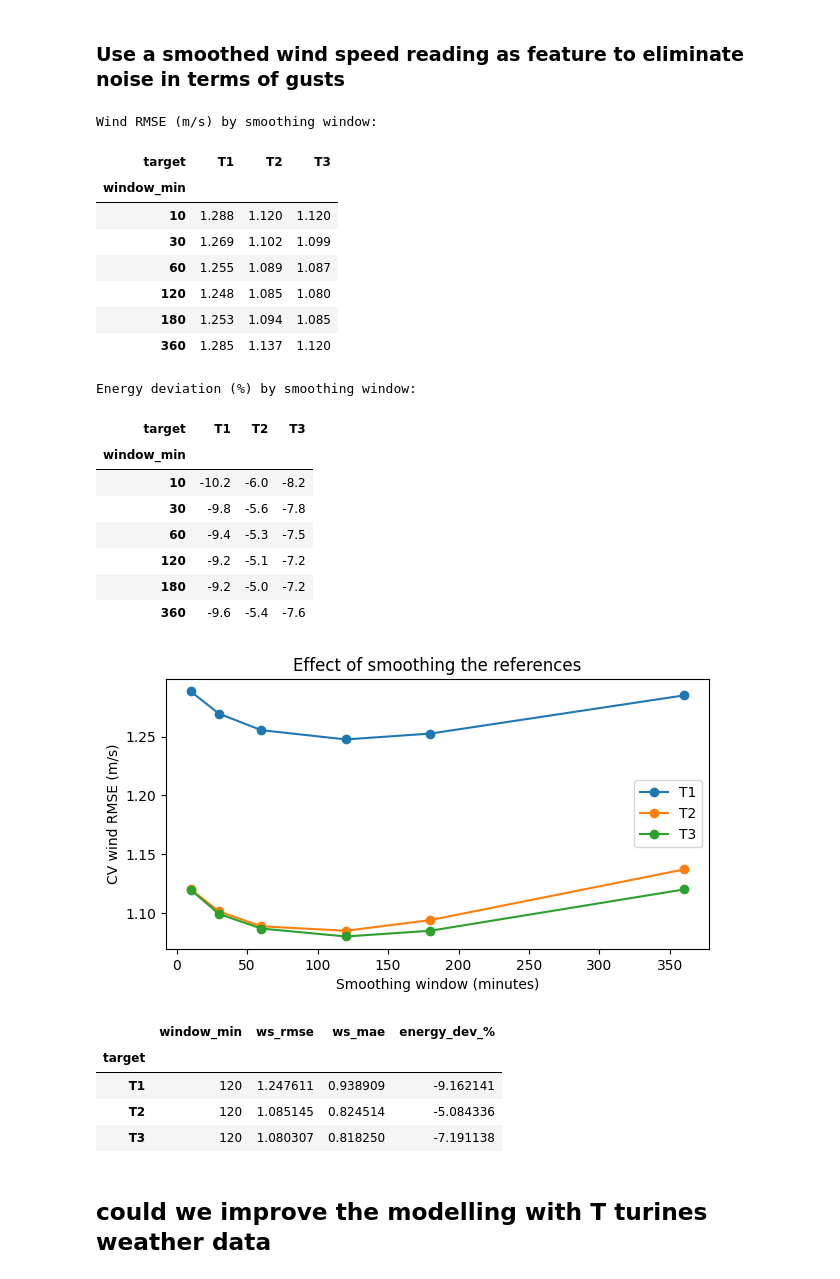
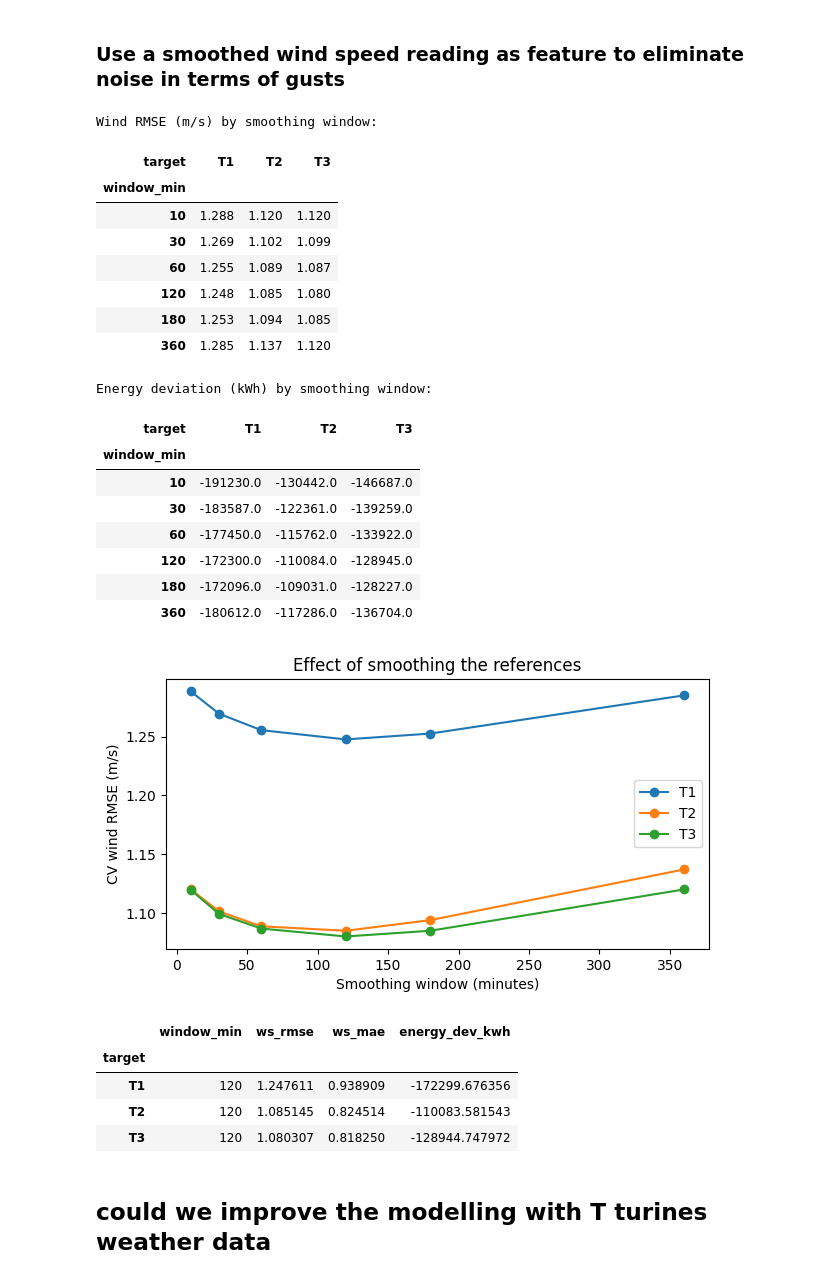
Before and after one commit to AdrianBodrug/Gone-with-the-wind-BayWe-Challenge, a Jupyter notebook: notebooks/data_analysis.ipynb, the cells around one changed output. Drawn from its saved outputs; the diff is of its cells as text; code cells hidden in the pictures.

```diff
--- a/notebooks/data_analysis.ipynb
+++ b/notebooks/data_analysis.ipynb
@@ -390,6 +390,24 @@ ax.axvline(0, color="grey", lw=.8)
 ax.set_xlabel("Lag of reference (minutes)"); ax.set_ylabel("Correlation")
 ax.set_title(f"Correlation of {t} with each reference vs lag"); ax.legend(ncol=4)
 plt.show()
+
+t = targets[1]
+fig, ax = plt.subplots(figsize=(8, 4))
+for r in refs:
+    ax.plot(curves[(t, r)].index, curves[(t, r)].values, marker="o", ms=3, label=r)
+ax.axvline(0, color="grey", lw=.8)
+ax.set_xlabel("Lag of reference (minutes)"); ax.set_ylabel("Correlation")
+ax.set_title(f"Correlation of {t} with each reference vs lag"); ax.legend(ncol=4)
+plt.show()
+
+t = targets[2]
+fig, ax = plt.subplots(figsize=(8, 4))
+for r in refs:
+    ax.plot(curves[(t, r)].index, curves[(t, r)].values, marker="o", ms=3, label=r)
+ax.axvline(0, color="grey", lw=.8)
+ax.set_xlabel("Lag of reference (minutes)"); ax.set_ylabel("Correlation")
+ax.set_title(f"Correlation of {t} with each reference vs lag"); ax.legend(ncol=4)
+plt.show()
 # %% [output]
 Correlation at best lag:
 | target | T1 | T2 | T3 |
@@ -530,7 +550,7 @@ def evaluate(X, y):
     return {"ws_rmse": np.sqrt(((yp - yt) ** 2).mean()),
             "ws_mae": np.abs(yp - yt).mean(),
             "p_rmse": np.sqrt(((wind_to_power(yp) - wind_to_power(yt)) ** 2).mean()),
-            "energy_dev_%": (e_pred - e_true) / e_true * 100}
+            "energy_dev_kwh": e_pred - e_true}
 
 h_park = [r for r in refs if r.startswith("H")]
 o_park = [r for r in refs if r.startswith("O")]
@@ -549,8 +569,8 @@ results = pd.DataFrame(results)
 
 print("Wind speed RMSE (m/s), lower is better:")
 display(results.pivot(index="setup", columns="target", values="ws_rmse").round(3).sort_values(targets[0]))
-print("Energy deviation (%), closer to 0 is better:")
-display(results.pivot(index="setup", columns="target", values="energy_dev_%").round(1))
+print("Energy deviation (kWh), closer to 0 is better:")
+display(results.pivot(index="setup", columns="target", values="energy_dev_kwh").round(0))
 # %% [output]
 28 blocks of 3 days
 Wind speed RMSE (m/s), lower is better:
@@ -677,7 +697,7 @@ def cv_eval(t, members, window, positive=True):
     e_true, e_pred = wind_to_power(yt).sum() / 6, wind_to_power(yp).sum() / 6
     return {"ws_rmse": np.sqrt(((yp - yt) ** 2).mean()),
             "ws_mae": np.abs(yp - yt).mean(),
-            "energy_dev_%": (e_pred - e_true) / e_true * 100}
+            "energy_dev_kwh": e_pred - e_true}
 
 windows = [1, 3, 6, 12, 18, 36]      # steps: 1 = no smoothing ... 36 = ~6 h
 rows = []
@@ -686,48 +706,48 @@ for t in targets:
         rows.append({"target": t, "window_min": w * 10, **cv_eval(t, chosen_refs[t], w)})
 smooth_res = pd.DataFrame(rows)
 
 print("Wind RMSE (m/s) by smoothing window:")
 display(smooth_res.pivot(index="window_min", columns="target", values="ws_rmse").round(3))
-print("Energy deviation (%) by smoothing window:")
-display(smooth_res.pivot(index="window_min", columns="target", values="energy_dev_%").round(1))
+print("Energy deviation (kWh) by smoothing window:")
+display(smooth_res.pivot(index="window_min", columns="target", values="energy_dev_kwh").round(0))
 
 # Plot RMSE vs window
 fig, ax = plt.subplots(figsize=(7, 3.5))
 for t in targets:
     s = smooth_res[smooth_res.target == t]
     ax.plot(s.window_min, s.ws_rmse, marker="o", label=t)
 ax.set_xlabel("Smoothing window (minutes)"); ax.set_ylabel("CV wind RMSE (m/s)")
 ax.set_title("Effect of smoothing the references"); ax.legend()
 plt.show()
 
 # Best window per target
 best_window = smooth_res.loc[smooth_res.groupby("target")["ws_rmse"].idxmin()].set_index("target")
 display(best_window)
 # %% [output]
 Wind RMSE (m/s) by smoothing window:
 | target | T1 | T2 | T3 |
 | window_min |  |  |  |
 | 10 | 1.288 | 1.120 | 1.120 |
 | 30 | 1.269 | 1.102 | 1.099 |
 | 60 | 1.255 | 1.089 | 1.087 |
 | 120 | 1.248 | 1.085 | 1.080 |
 | 180 | 1.253 | 1.094 | 1.085 |
 | 360 | 1.285 | 1.137 | 1.120 |
-Energy deviation (%) by smoothing window:
+Energy deviation (kWh) by smoothing window:
 | target | T1 | T2 | T3 |
 | window_min |  |  |  |
-| 10 | -10.2 | -6.0 | -8.2 |
-| 30 | -9.8 | -5.6 | -7.8 |
-| 60 | -9.4 | -5.3 | -7.5 |
-| 120 | -9.2 | -5.1 | -7.2 |
-| 180 | -9.2 | -5.0 | -7.2 |
-| 360 | -9.6 | -5.4 | -7.6 |
+| 10 | -191230.0 | -130442.0 | -146687.0 |
+| 30 | -183587.0 | -122361.0 | -139259.0 |
+| 60 | -177450.0 | -115762.0 | -133922.0 |
+| 120 | -172300.0 | -110084.0 | -128945.0 |
+| 180 | -172096.0 | -109031.0 | -128227.0 |
+| 360 | -180612.0 | -117286.0 | -136704.0 |
 [figure]
-|  | window_min | ws_rmse | ws_mae | energy_dev_% |
+|  | window_min | ws_rmse | ws_mae | energy_dev_kwh |
 | target |  |  |  |  |
-| T1 | 120 | 1.247611 | 0.938909 | -9.162141 |
-| T2 | 120 | 1.085145 | 0.824514 | -5.084336 |
-| T3 | 120 | 1.080307 | 0.818250 | -7.191138 |
+| T1 | 120 | 1.247611 | 0.938909 | -172299.676356 |
+| T2 | 120 | 1.085145 | 0.824514 | -110083.581543 |
+| T3 | 120 | 1.080307 | 0.818250 | -128944.747972 |
 # %% [markdown]
 ## could we improve the modelling with T turines weather data
 # %% [markdown]
```
Also changed, not shown: parts of 32 cells of this notebook, 8 other files.
